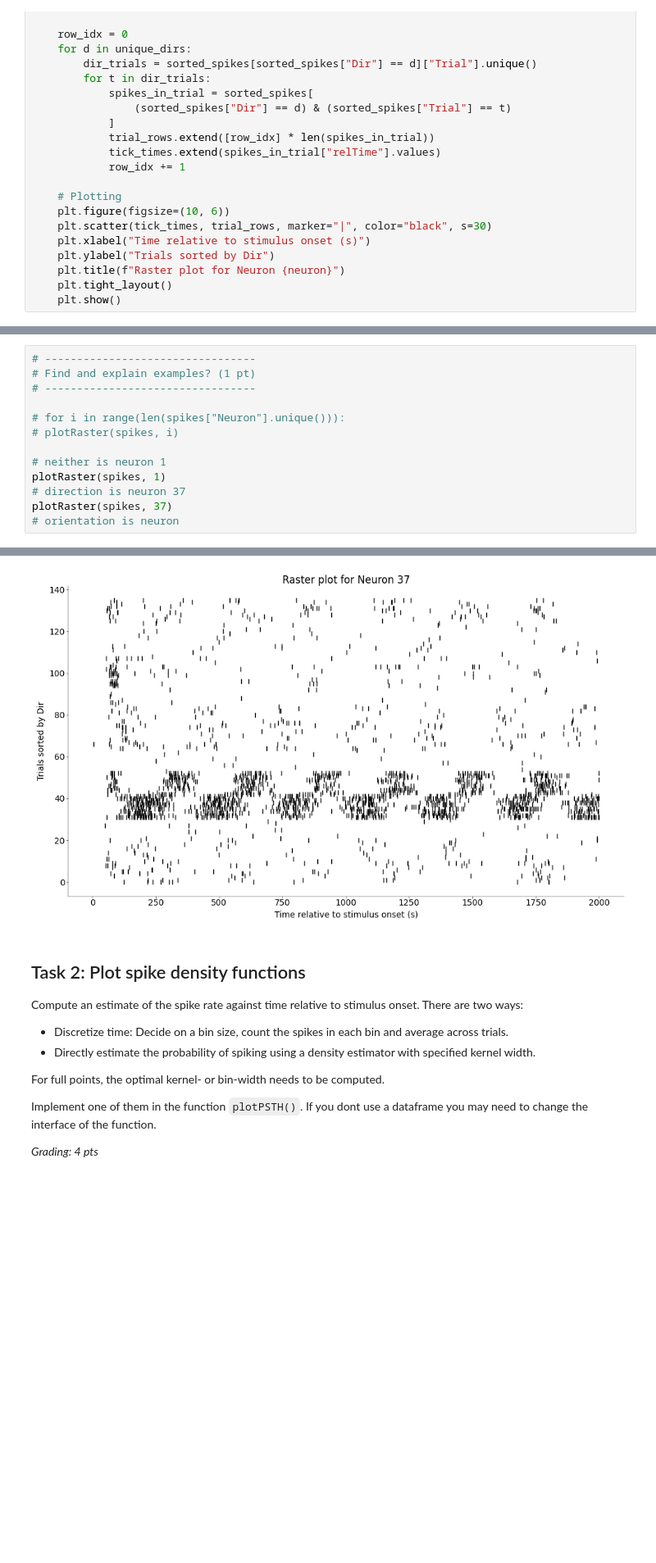
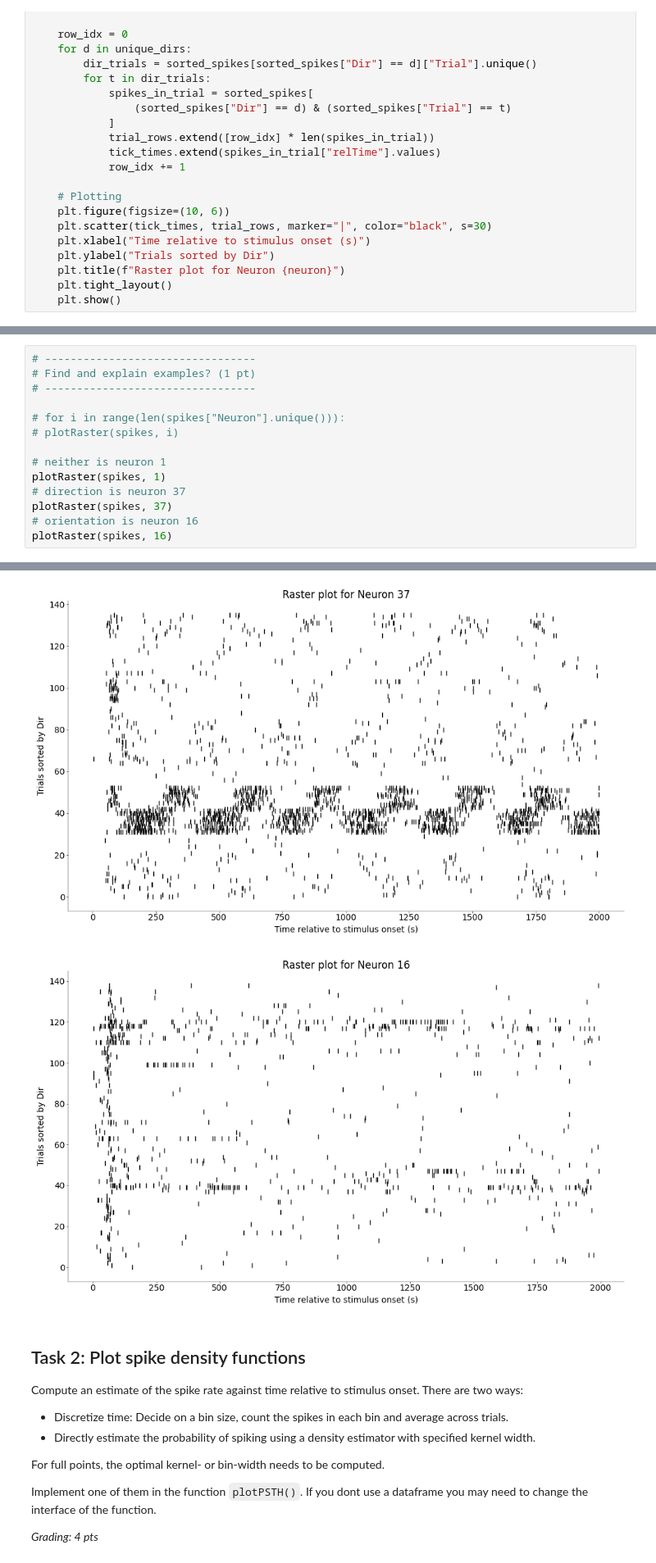
Before and after one commit to lucakosina/NeuralDataScience, a Jupyter notebook: CodingLab4.ipynb, the cells around one changed output, grey strips where cells are left out. Shown at 82% size. Drawn from its saved outputs; the diff is of its cells as text; blank space fills up the shorter version.

```diff
--- a/CodingLab4.ipynb
+++ b/CodingLab4.ipynb
@@ -172,19 +177,21 @@ and explain your choices.
 # %%
 # ---------------------------------
 # Find and explain examples? (1 pt)
 # ---------------------------------
 
 # for i in range(len(spikes["Neuron"].unique())):
 # plotRaster(spikes, i)
 
 # neither is neuron 1
 plotRaster(spikes, 1)
 # direction is neuron 37
 plotRaster(spikes, 37)
-# orientation is neuron
+# orientation is neuron 16
+plotRaster(spikes, 16)
 # %% [output]
 [figure]
 [figure]
+[figure, added]
 # %% [markdown]
 ## Task 2: Plot spike density functions
 
```
Also changed, not shown: parts of 11 cells of this notebook.
